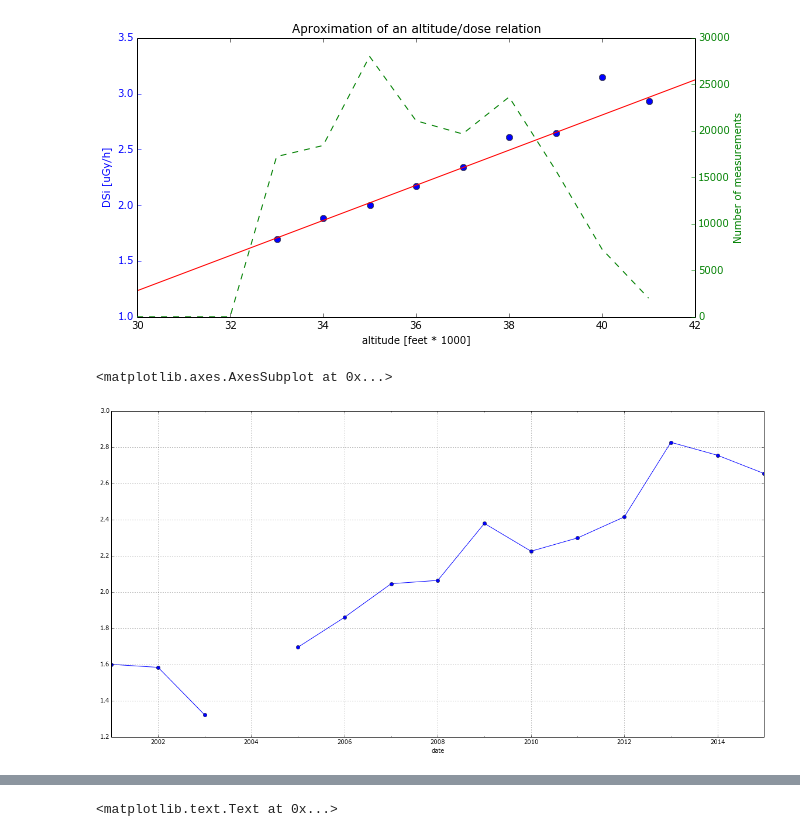
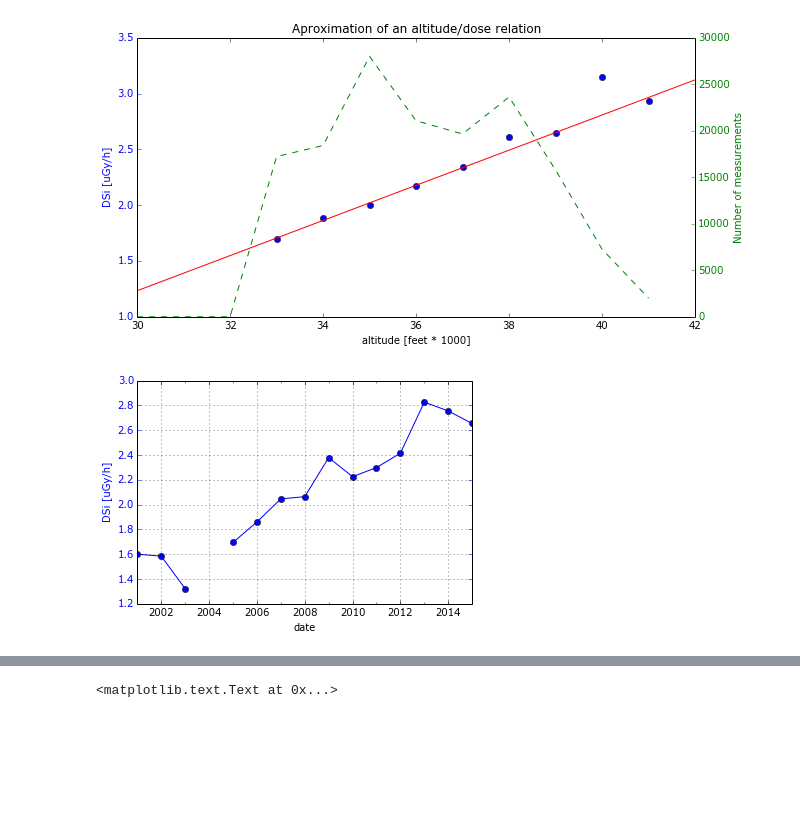
Before and after one commit to ODZ-UJF-AV-CR/CR10, a Jupyter notebook: resample.ipynb, the cells around one changed output, grey strips where cells are left out. Saved outputs shown, nothing was run; the diff lists cells and outputs as text; code cells hidden in the pictures; blank space fills up the shorter version.

```diff
--- a/resample.ipynb
+++ b/resample.ipynb
@@ -116,40 +119,40 @@ df['DSi_high'] = energy.ix[:,12:255].sum(axis=1) * uGy_const
 df = df.reset_index()
 df['date'] = pd.to_datetime(df['date'])
 df = df.set_index('date')
-#df2 = df2.resample('10Min', how='mean', base=0)
 dfr = df.resample('A', how='mean')
 '''
 B   business day frequency
 C   custom business day frequency (experimental)
 D   calendar day frequency
 W   weekly frequency
 M   month end frequency
 BM  business month end frequency
 MS  month start frequency
 BMS business month start frequency
 Q   quarter end frequency
 BQ  business quarter endfrequency
 QS  quarter start frequency
 BQS business quarter start frequency
 A   year end frequency
 BA  business year end frequency
 AS  year start frequency
 BAS business year start frequency
 H   hourly frequency
 T   minutely frequency
 S   secondly frequency
 L   milliseconds
 U   microseconds
 '''
 dfr = dfr.reset_index()
 dfr['date'] = pd.to_datetime(dfr['date'])
 dfr = dfr.set_index('date')
 
-plt.figure(figsize=(20, 10))
+#plt.figure(figsize=(20, 10))
 dfr['DSi'].plot(marker='o')
+plt.ylabel('DSi [uGy/h]', color='blue')
+plt.tick_params(axis='y', colors='blue')
 # %% [output]
-<matplotlib.axes.AxesSubplot at 0x...>
-[figure, old version]
+[figure, new version]
 # %%
 # subtract latitude and altitude relation
 
```
Also changed, not shown: parts of 6 cells of this notebook, 1 other file.
